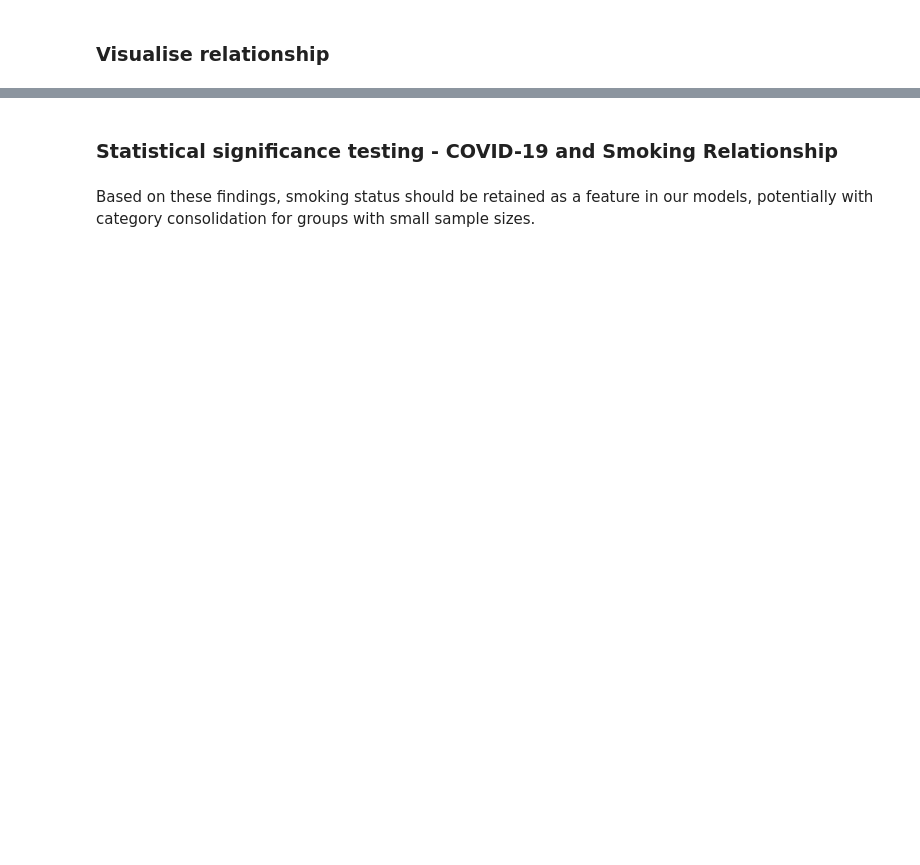
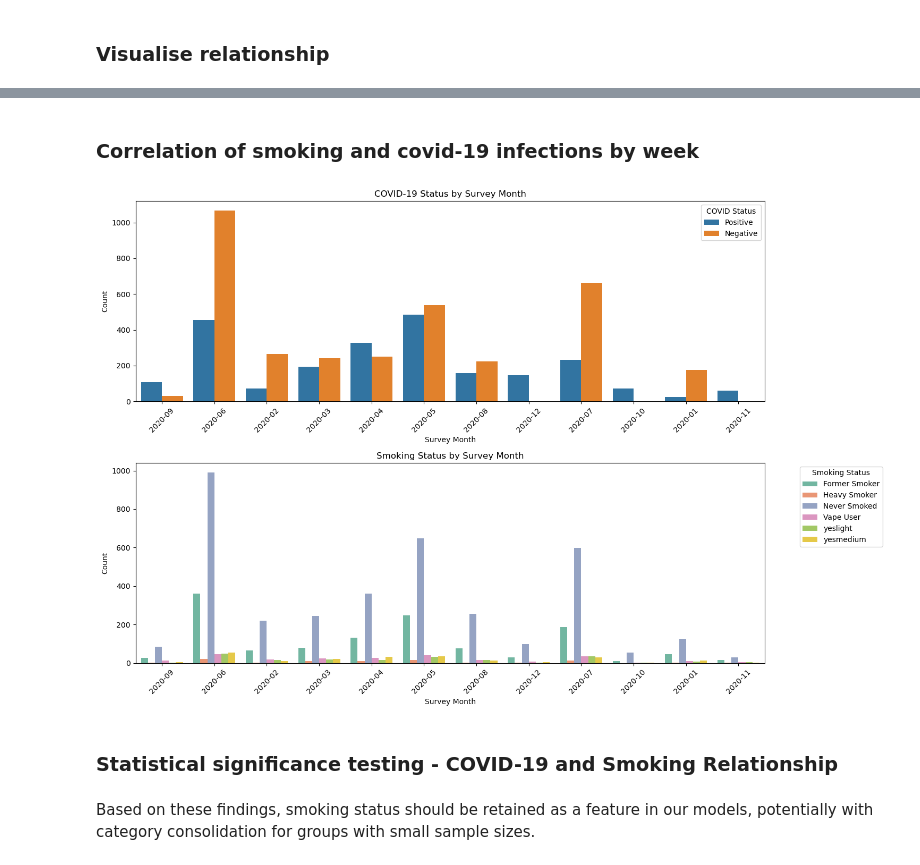
Before and after one commit to mitchbrunke/assignment1, a Jupyter notebook: main.ipynb, the cells around one changed output, grey strips where cells are left out. Cells and saved outputs as stored; diff of their text form; code cells hidden in the pictures; blank space fills up the shorter version.

```diff
--- a/main.ipynb
+++ b/main.ipynb
@@ -408,3 +784,41 @@ plt.show()
+# %% [markdown]
+### Correlation of smoking and covid-19 infections by week
+# %%
+# Convert the survey date to a datetime object
+df['survey_date'] = pd.to_datetime(df['survey_date'])
+
+# Create monthly grouping
+df['survey_month'] = df['survey_date'].dt.to_period('M')
+df['month_label'] = df['survey_month'].dt.strftime('%Y-%m')
+
+# Create a new column for COVID-19 status
+df['covid_status'] = df['covid19_positive'].apply(lambda x: 'Positive' if x == 1 else 'Negative')
+
+# Create subplots
+plt.figure(figsize=(15, 10))
+
+# Subplot 1: COVID-19 Status by Survey Month
+plt.subplot(2, 1, 1)
+sns.countplot(data=df, x='month_label', hue='covid_status')
+plt.title('COVID-19 Status by Survey Month')
+plt.xlabel('Survey Month')
+plt.ylabel('Count')
+plt.xticks(rotation=45)
+plt.legend(title='COVID Status')
+
+# Subplot 2: Smoking Status by Survey Month
+plt.subplot(2, 1, 2)
+sns.countplot(data=df, x='month_label', hue='smoking', palette='Set2')
+plt.title('Smoking Status by Survey Month')
+plt.xlabel('Survey Month')
+plt.ylabel('Count')
+plt.xticks(rotation=45)
+plt.legend(title='Smoking Status', bbox_to_anchor=(1.05, 1), loc='upper left')
+
+plt.tight_layout()
+plt.show()
+# %% [output]
+[figure, added]
 # %% [markdown]
 ### Statistical significance testing - COVID-19 and Smoking Relationship
 # %% [markdown]
```
Also changed, not shown: parts of 38 cells of this notebook, 1 other file.
